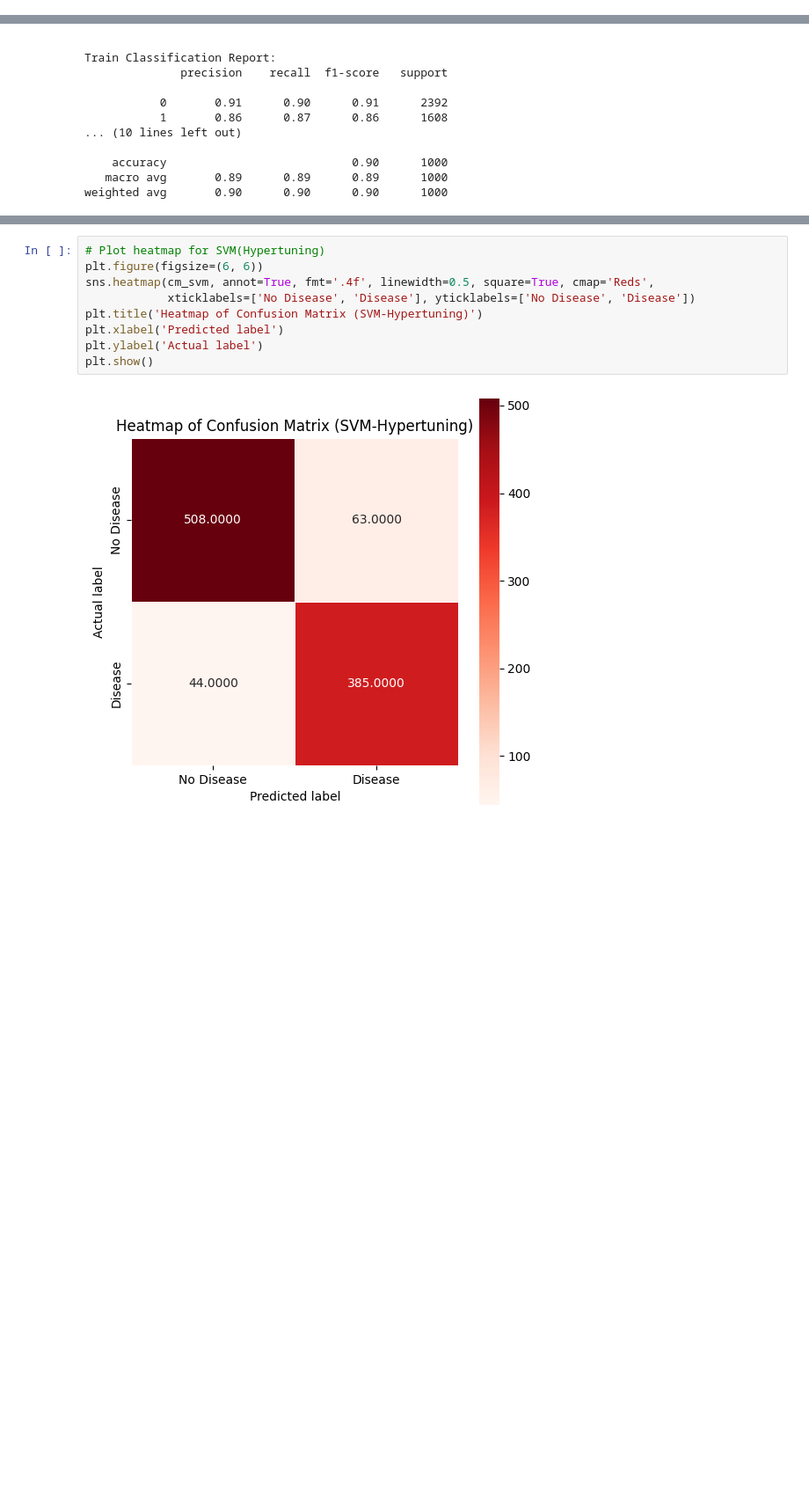
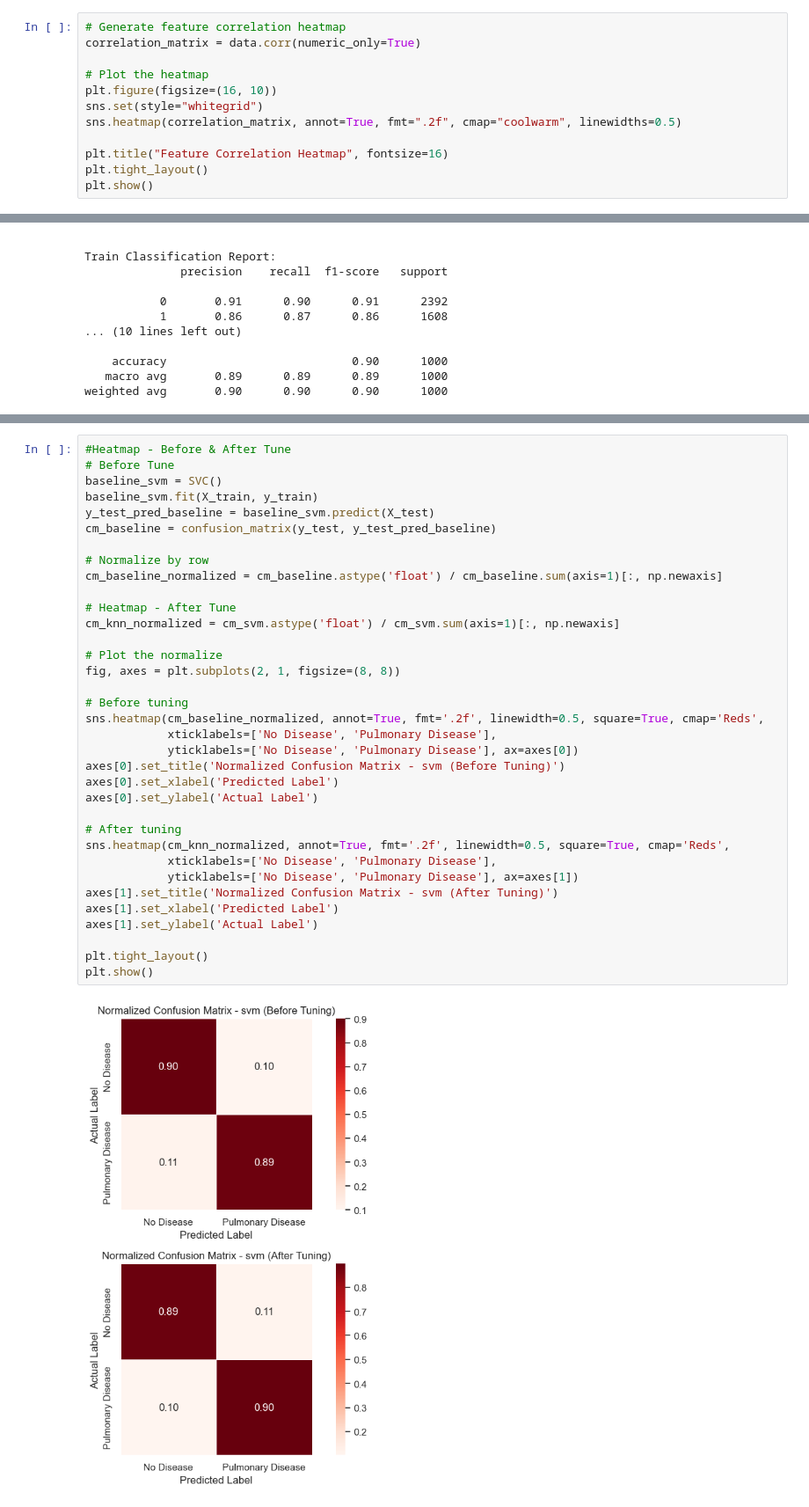
Before and after one commit to github-cweehy/Lung-Cancer-Detection-ML, a Jupyter notebook: svm.ipynb, the cells around one changed output, grey strips where cells are left out. Shown at 88% size. Saved outputs shown, nothing was run; the diff lists cells and outputs as text; blank space fills up the shorter version.

```diff
--- a/svm.ipynb
+++ b/svm.ipynb
@@ -129,3 +129,15 @@ plt.tight_layout()
 plt.show()
 # %% [output]
 [figure]
+# %%
+# Generate feature correlation heatmap
+correlation_matrix = data.corr(numeric_only=True)
+
+# Plot the heatmap
+plt.figure(figsize=(16, 10))
+sns.set(style="whitegrid")
+sns.heatmap(correlation_matrix, annot=True, fmt=".2f", cmap="coolwarm", linewidths=0.5)
+
+plt.title("Feature Correlation Heatmap", fontsize=16)
+plt.tight_layout()
+plt.show()
@@ -342,16 +391,42 @@ plt.show()
 # %% [output]
 [figure]
 # %%
-# Plot heatmap for SVM(Hypertuning)
-plt.figure(figsize=(6, 6))
-sns.heatmap(cm_svm, annot=True, fmt='.4f', linewidth=0.5, square=True, cmap='Reds',
-            xticklabels=['No Disease', 'Disease'], yticklabels=['No Disease', 'Disease'])
-plt.title('Heatmap of Confusion Matrix (SVM-Hypertuning)')
-plt.xlabel('Predicted label')
-plt.ylabel('Actual label')
+#Heatmap - Before & After Tune
+# Before Tune
+baseline_svm = SVC()
+baseline_svm.fit(X_train, y_train)
+y_test_pred_baseline = baseline_svm.predict(X_test)
+cm_baseline = confusion_matrix(y_test, y_test_pred_baseline)
+
+# Normalize by row
+cm_baseline_normalized = cm_baseline.astype('float') / cm_baseline.sum(axis=1)[:, np.newaxis]
+
+# Heatmap - After Tune
+cm_knn_normalized = cm_svm.astype('float') / cm_svm.sum(axis=1)[:, np.newaxis]
+
+# Plot the normalize
+fig, axes = plt.subplots(2, 1, figsize=(8, 8))
+
+# Before tuning
+sns.heatmap(cm_baseline_normalized, annot=True, fmt='.2f', linewidth=0.5, square=True, cmap='Reds',
+            xticklabels=['No Disease', 'Pulmonary Disease'],
+            yticklabels=['No Disease', 'Pulmonary Disease'], ax=axes[0])
+axes[0].set_title('Normalized Confusion Matrix - svm (Before Tuning)')
+axes[0].set_xlabel('Predicted Label')
+axes[0].set_ylabel('Actual Label')
+
+# After tuning
+sns.heatmap(cm_knn_normalized, annot=True, fmt='.2f', linewidth=0.5, square=True, cmap='Reds',
+            xticklabels=['No Disease', 'Pulmonary Disease'],
+            yticklabels=['No Disease', 'Pulmonary Disease'], ax=axes[1])
+axes[1].set_title('Normalized Confusion Matrix - svm (After Tuning)')
+axes[1].set_xlabel('Predicted Label')
+axes[1].set_ylabel('Actual Label')
+
+plt.tight_layout()
 plt.show()
 # %% [output]
-[figure, old version]
+[figure, new version]
 # %%
 # SVM ROC Curve (Hypertuning)
 y_scores_svm = grid_svm.best_estimator_.decision_function(X_test)
```
Also changed, not shown: parts of 4 cells of this notebook.
